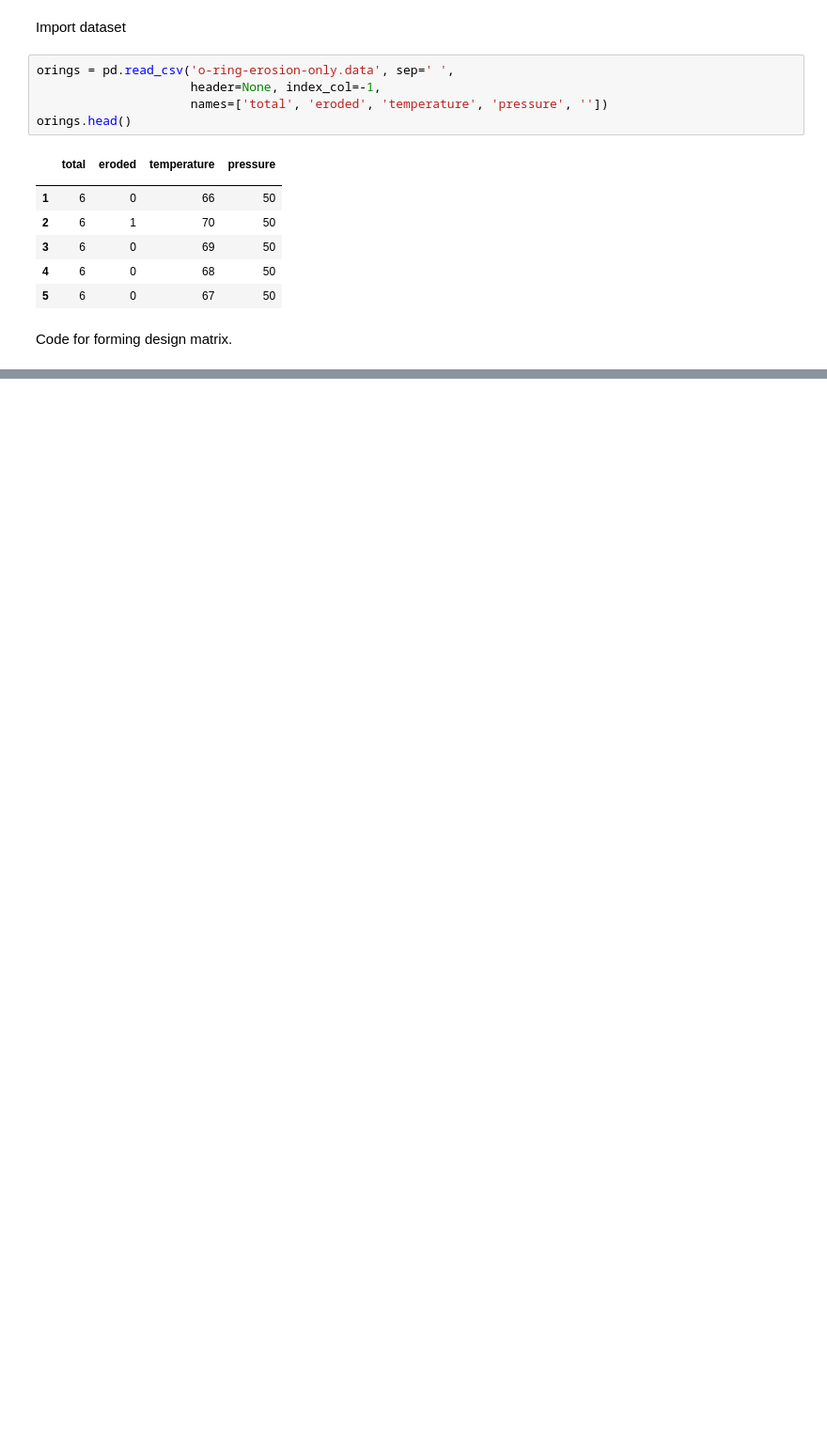
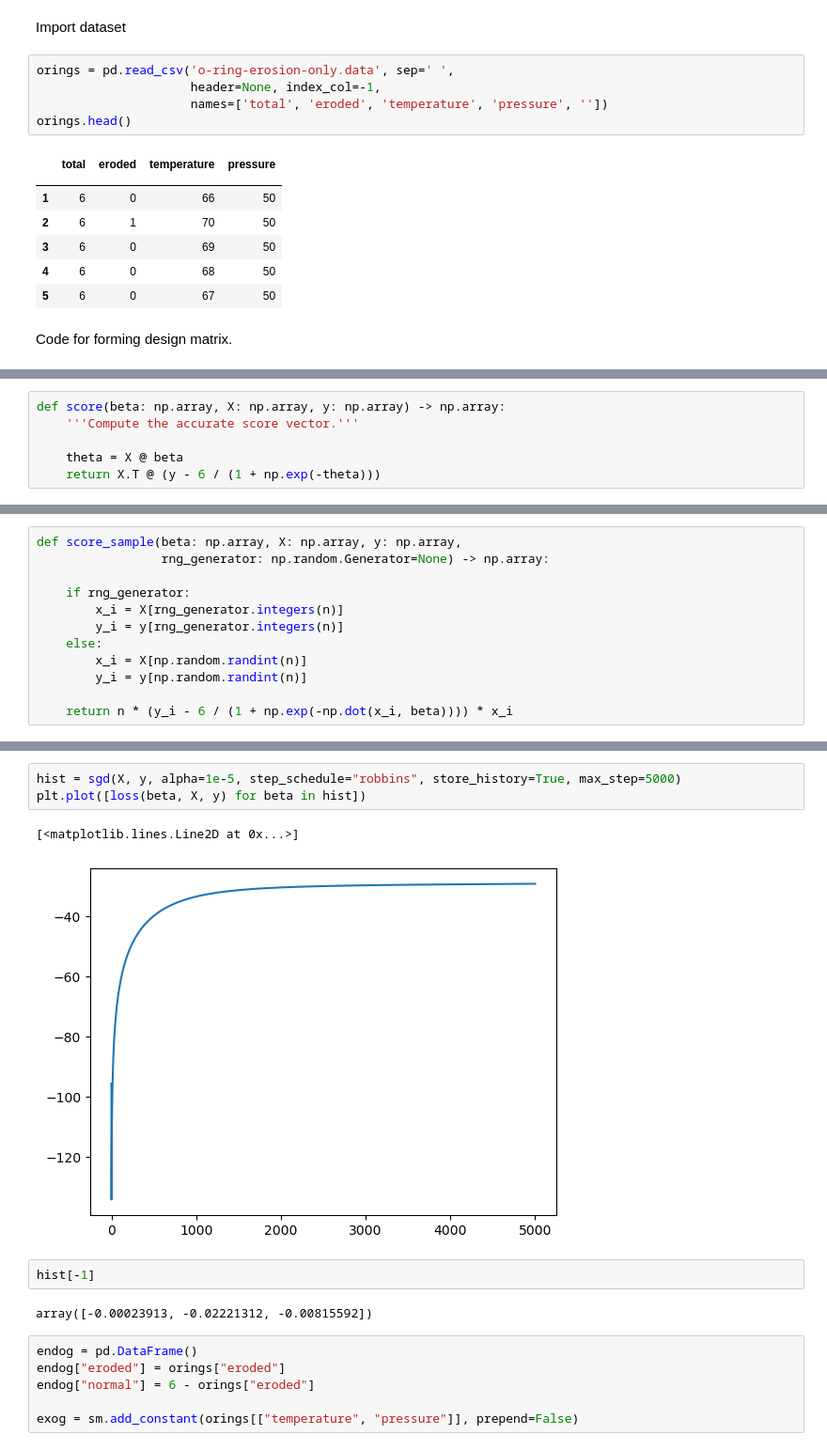
Before and after one commit to Imperial-Wiki/MathsWiki_code_demo, a Jupyter notebook: Statistical_Modelling_II/challenger.ipynb, the cells around one changed output, grey strips where cells are left out. Shown at 94% size. Saved outputs shown, nothing was run; the diff lists cells and outputs as text; blank space fills up the shorter version.

```diff
--- a/Statistical_Modelling_II/challenger.ipynb
+++ b/Statistical_Modelling_II/challenger.ipynb
@@ -23,0 +50,6 @@ Code for forming design matrix.
+# %%
+def score(beta: np.array, X: np.array, y: np.array) -> np.array:
+    '''Compute the accurate score vector.'''
+
+    theta = X @ beta
+    return X.T @ (y - 6 / (1 + np.exp(-theta)))
@@ -23,0 +58,12 @@ Code for forming design matrix.
+# %%
+def score_sample(beta: np.array, X: np.array, y: np.array,
+                 rng_generator: np.random.Generator=None) -> np.array:
+
+    if rng_generator:
+        x_i = X[rng_generator.integers(n)]
+        y_i = y[rng_generator.integers(n)]
+    else:
+        x_i = X[np.random.randint(n)]
+        y_i = y[np.random.randint(n)]
+
+    return n * (y_i - 6 / (1 + np.exp(-np.dot(x_i, beta)))) * x_i
@@ -23,0 +191,16 @@ Code for forming design matrix.
+# %%
+hist = sgd(X, y, alpha=1e-5, step_schedule="robbins", store_history=True, max_step=5000)
+plt.plot([loss(beta, X, y) for beta in hist])
+# %% [output]
+[<matplotlib.lines.Line2D at 0x...>]
+[figure, added]
+# %%
+hist[-1]
+# %% [output]
+array([-0.00023913, -0.02221312, -0.00815592])
+# %%
+endog = pd.DataFrame()
+endog["eroded"] = orings["eroded"]
+endog["normal"] = 6 - orings["eroded"]
+
+exog = sm.add_constant(orings[["temperature", "pressure"]], prepend=False)
```
Also changed, not shown: parts of 14 cells of this notebook.
